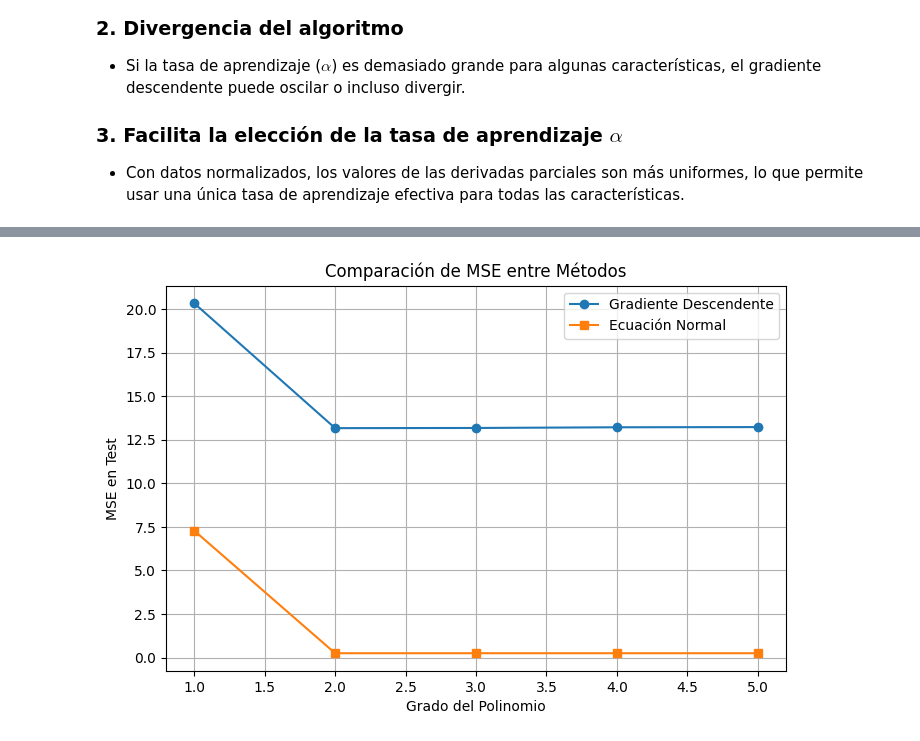
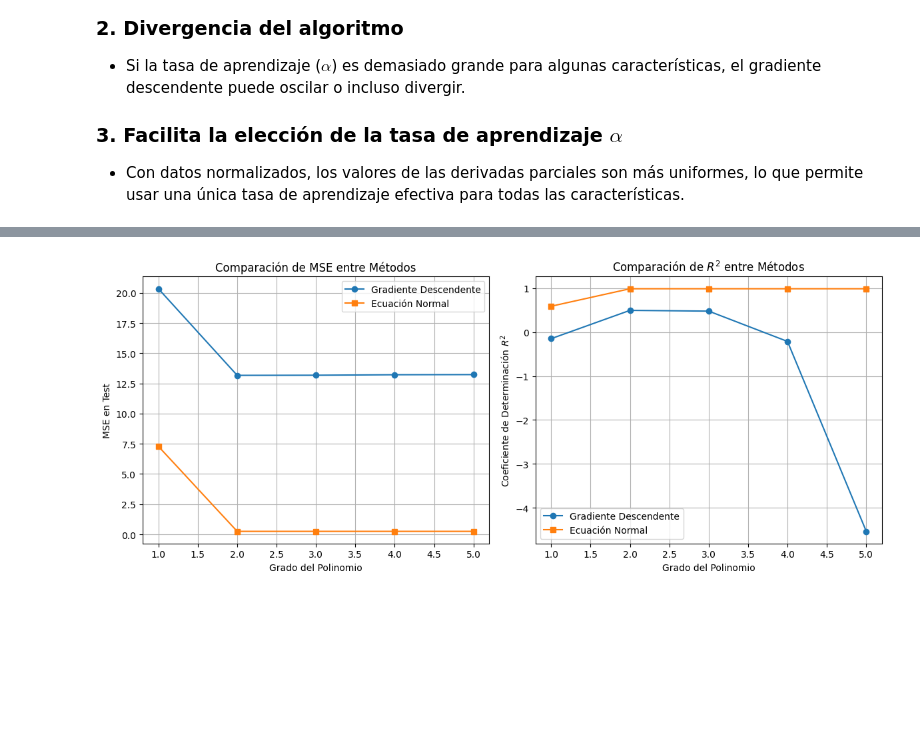
Before and after one commit to naranjo-jd/ALC, a Jupyter notebook: Proyecto 2/proyecto2.ipynb, the cells around one changed output, grey strips where cells are left out. Saved outputs shown, nothing was run; the diff lists cells and outputs as text; code cells hidden in the pictures; blank space fills up the shorter version.

```diff
--- a/Proyecto 2/proyecto2.ipynb
+++ b/Proyecto 2/proyecto2.ipynb
@@ -218,4 +218,10 @@ def mean_squared_error(y_true, y_pred):
     y_true = y_true.reshape(-1, 1)
     y_pred = y_pred.reshape(-1, 1)
     return np.mean((y_true - y_pred) ** 2)
+
+def r2_score(y_true, y_pred):
+    """Calcula el coeficiente de determinación R^2."""
+    ss_res = np.sum((y_true - y_pred) ** 2)  # Suma de residuos
+    ss_tot = np.sum((y_true - np.mean(y_true)) ** 2)  # Suma total de cuadrados
+    return 1 - (ss_res / ss_tot)
 # %%
@@ -354,21 +362,23 @@ for i in range(1, n+1):
     # Hacer predicciones en el conjunto de prueba
     y_pred = X_poly_test @ theta
 
-    # Calcular el MSE en el conjunto de prueba
+    # Calcular métricas
     mse = mean_squared_error(y_test, y_pred)
+    r2 = r2_score(y_test, y_pred)
 
     # Almacenar el modelo en el diccionario
     models_gd[i] = {
         "theta": theta,
         "MSE": mse,
+        "R2": r2,
         "cost_history": cost_history
     }
 
     # Imprimir los resultados
-    print(f"Grado {i}: MSE = {mse:.4f}")
+    print(f"Grado {i}: MSE = {mse:.4f}, R^2 = {r2:.4f}")
 
-# Encontrar el modelo con el menor MSE
-best_degree = min(models_gd, key=lambda k: models_gd[k]["MSE"])
-print(f"\nEl mejor modelo es el de grado {best_degree} con MSE = {models_gd[best_degree]['MSE']:.4f}")
+# Encontrar el modelo con mejor R^2
+best_degree = max(models_gd, key=lambda k: models_gd[k]["R2"])
+print(f"\nEl mejor modelo según R^2 es el de grado {best_degree} con R^2 = {models_gd[best_degree]['R2']:.4f}")
 # %% [output]
 Convergencia alcanzada en 606 iteraciones.
@@ -418,20 +437,38 @@ Grado 5: MSE GD = 97.9379, MSE NE = 0.2508
 # %%
 import matplotlib.pyplot as plt
 
-# Obtener MSE de cada modelo
+# Obtener MSE y R^2 de cada modelo
 degrees = list(models_gd.keys())
+
 mse_gd = [models_gd[d]["MSE"] for d in degrees]
 mse_ne = [models_ec[d]["MSE"] for d in degrees]
 
-# Graficar
-plt.figure(figsize=(8, 5))
-plt.plot(degrees, mse_gd, label="Gradiente Descendente", marker="o")
-plt.plot(degrees, mse_ne, label="Ecuación Normal", marker="s")
-plt.xlabel("Grado del Polinomio")
-plt.ylabel("MSE en Test")
-plt.legend()
-plt.grid()
-plt.title("Comparación de MSE entre Métodos")
+r2_gd = [r2_score(y_test, polynomial_design_matrix(X_test, d) @ models_gd[d]["theta"]) for d in degrees]
+r2_ne = [r2_score(y_test, polynomial_design_matrix(X_test, d) @ models_ec[d]["theta"]) for d in degrees]
+
+# Crear figuras
+fig, ax = plt.subplots(1, 2, figsize=(12, 5))
+
+# Graficar MSE
+ax[0].plot(degrees, mse_gd, label="Gradiente Descendente", marker="o")
+ax[0].plot(degrees, mse_ne, label="Ecuación Normal", marker="s")
+ax[0].set_xlabel("Grado del Polinomio")
+ax[0].set_ylabel("MSE en Test")
+ax[0].set_title("Comparación de MSE entre Métodos")
+ax[0].legend()
+ax[0].grid()
+
+# Graficar R^2
+ax[1].plot(degrees, r2_gd, label="Gradiente Descendente", marker="o")
+ax[1].plot(degrees, r2_ne, label="Ecuación Normal", marker="s")
+ax[1].set_xlabel("Grado del Polinomio")
+ax[1].set_ylabel("Coeficiente de Determinación $R^2$")
+ax[1].set_title("Comparación de $R^2$ entre Métodos")
+ax[1].legend()
+ax[1].grid()
+
+# Mostrar gráficas
+plt.tight_layout()
 plt.show()
 # %% [output]
-[figure, old version]
+[figure, new version]
```
Also changed, not shown: parts of 5 cells of this notebook.
